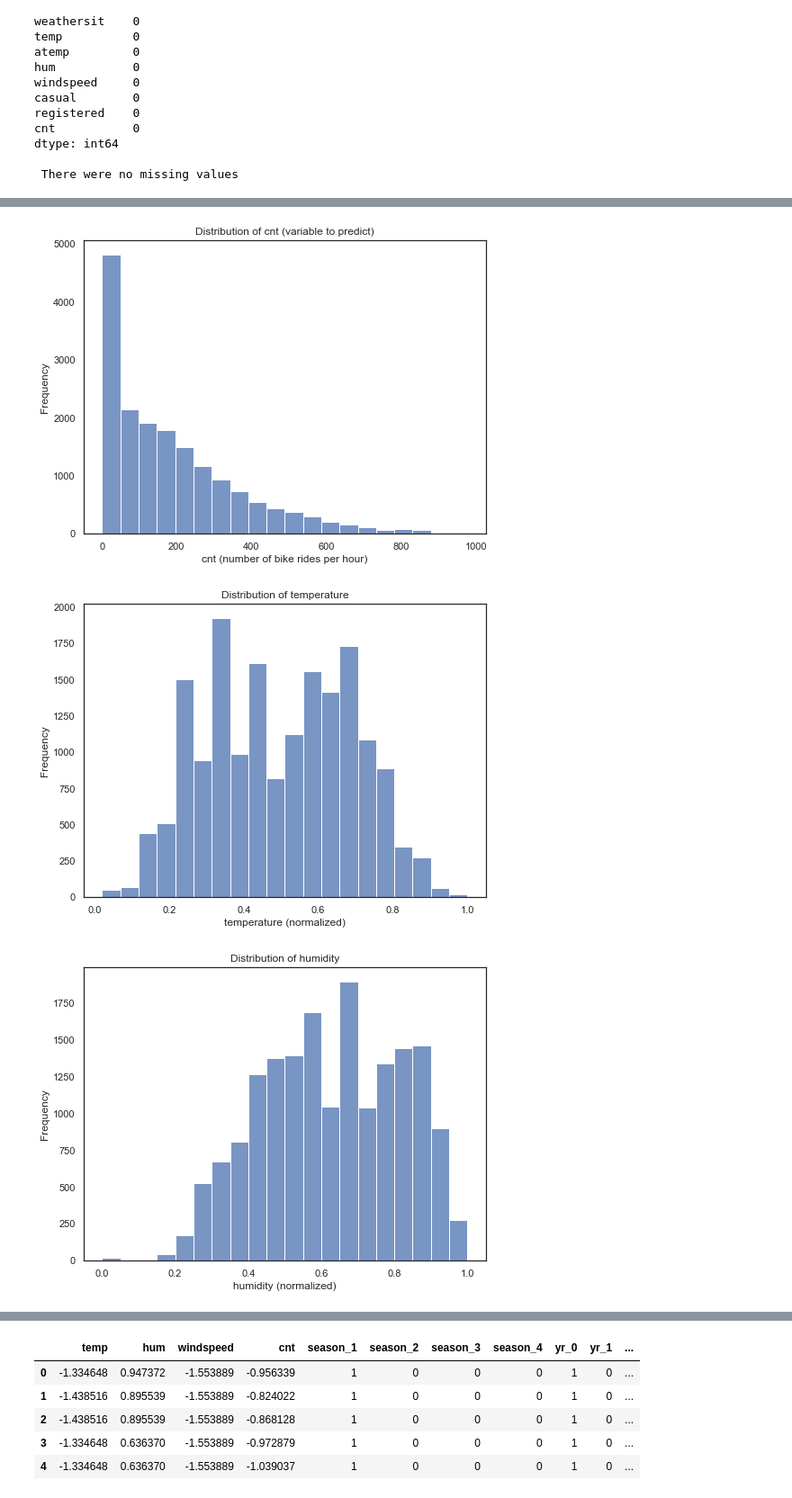
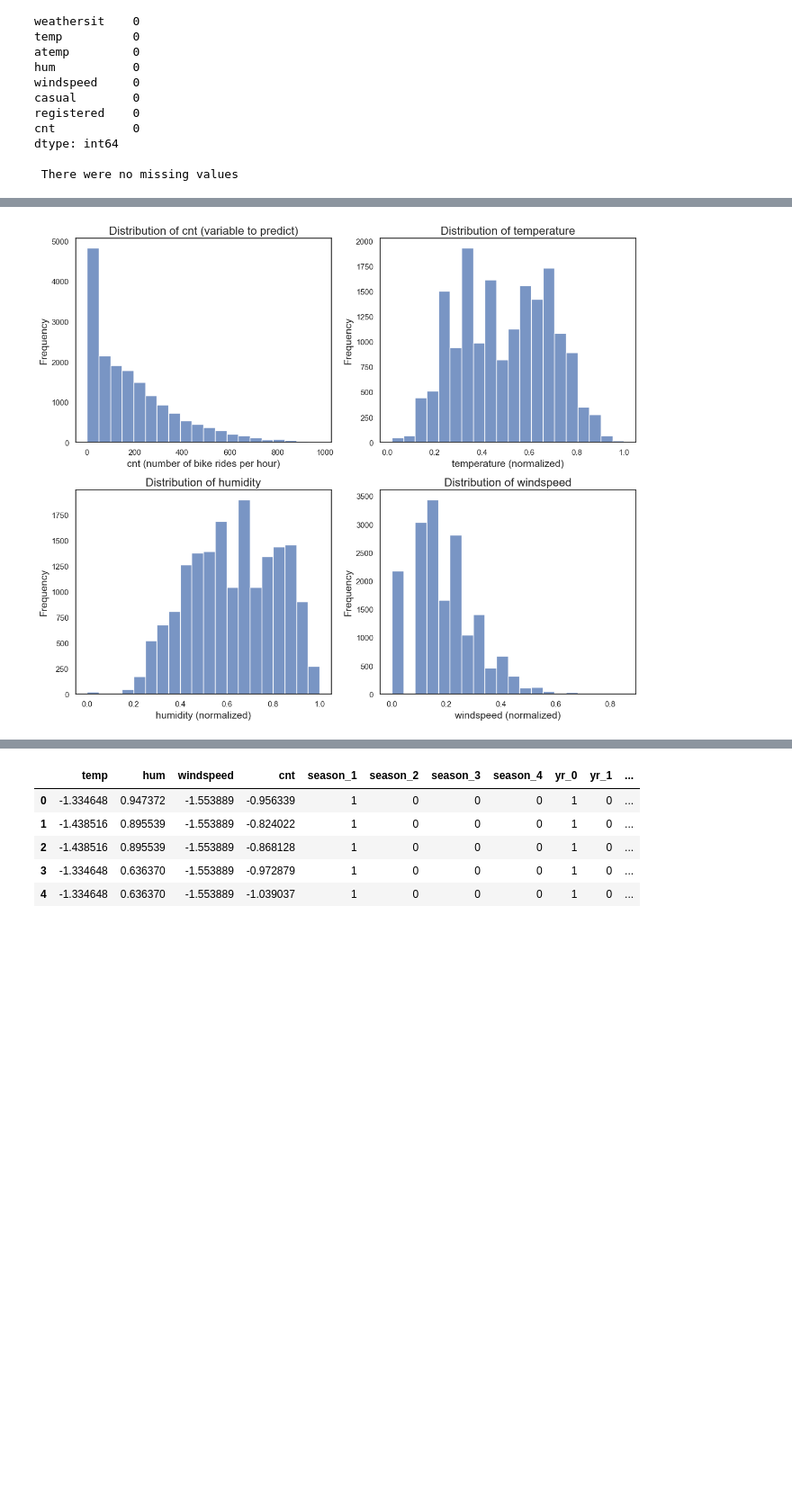
Before and after one commit to BrianMillerS/ebike_usage_regression, a Jupyter notebook: ebike_regression_analysis.ipynb, the cells around one changed output, grey strips where cells are left out. Shown at 90% size. Drawn from its saved outputs; the diff is of its cells as text; code cells hidden in the pictures; blank space fills up the shorter version.

```diff
--- a/ebike_regression_analysis.ipynb
+++ b/ebike_regression_analysis.ipynb
@@ -99,39 +119,42 @@ bike_share_hour_df.drop(["casual", "registered", "dteday", "instant", "atemp"],
 # %%
-# Set the Seaborn style to 'white' for a clean background
-sns.set(style="white")
+# Suppressing warnings
+with warnings.catch_warnings():
+    warnings.simplefilter("ignore")
 
-# Histogram for 'cnt'
-plt.figure(figsize=(8, 6))
-sns.histplot(bike_share_hour_df['cnt'], bins=20, palette="muted", kde=False)
-plt.xlabel('cnt (number of bike rides per hour)')
-plt.ylabel('Frequency')
-plt.title('Distribution of cnt (variable to predict)')
-plt.show()
+    # Set the Seaborn style to 'white' for a clean background
+    sns.set(style="white")
 
-# Histogram for 'temp'
-plt.figure(figsize=(8, 6))
-sns.histplot(bike_share_hour_df['temp'], bins=20, palette="muted", kde=False)
-plt.xlabel('temperature (normalized)')
-plt.ylabel('Frequency')
-plt.title('Distribution of temperature')
-plt.show()
+    # Create a 2x2 grid of subplots
+    fig, axs = plt.subplots(2, 2, figsize=(12, 10))
 
-# Histogram for 'hum'
-plt.figure(figsize=(8, 6))
-sns.histplot(bike_share_hour_df['hum'], bins=20, palette="muted", kde=False)
-plt.xlabel('humidity (normalized)')
-plt.ylabel('Frequency')
-plt.title('Distribution of humidity')
-plt.show()
+    # Histogram for 'cnt'
+    sns.histplot(bike_share_hour_df['cnt'], bins=20, palette="muted", kde=False, ax=axs[0, 0])
+    axs[0, 0].set_xlabel('cnt (number of bike rides per hour)', fontsize=14)
+    axs[0, 0].set_ylabel('Frequency', fontsize=14)
+    axs[0, 0].set_title('Distribution of cnt (variable to predict)', fontsize=16)
 
-# Histogram for 'windspeed'
-plt.figure(figsize=(8, 6))
-sns.histplot(bike_share_hour_df['windspeed'], bins=20, palette="muted", kde=False)
-plt.xlabel('windspeed (normalized)')
-plt.ylabel('Frequency')
-plt.title('Distribution of windspeed')
-plt.show()
+    # Histogram for 'temp'
+    sns.histplot(bike_share_hour_df['temp'], bins=20, palette="muted", kde=False, ax=axs[0, 1])
+    axs[0, 1].set_xlabel('temperature (normalized)', fontsize=14)
+    axs[0, 1].set_ylabel('Frequency', fontsize=14)
+    axs[0, 1].set_title('Distribution of temperature', fontsize=16)
+
+    # Histogram for 'hum'
+    sns.histplot(bike_share_hour_df['hum'], bins=20, palette="muted", kde=False, ax=axs[1, 0])
+    axs[1, 0].set_xlabel('humidity (normalized)', fontsize=14)
+    axs[1, 0].set_ylabel('Frequency', fontsize=14)
+    axs[1, 0].set_title('Distribution of humidity', fontsize=16)
+
+    # Histogram for 'windspeed'
+    sns.histplot(bike_share_hour_df['windspeed'], bins=20, palette="muted", kde=False, ax=axs[1, 1])
+    axs[1, 1].set_xlabel('windspeed (normalized)', fontsize=14)
+    axs[1, 1].set_ylabel('Frequency', fontsize=14)
+    axs[1, 1].set_title('Distribution of windspeed', fontsize=16)
+
+    # Adjust layout
+    plt.tight_layout()
+
+    # Show plot
+    plt.show()
 # %% [output]
-[figure, old version]
+[figure, new version]
-[figure, removed]
-[figure, removed]
```
Also changed, not shown: parts of 45 cells of this notebook, 15 other files.
